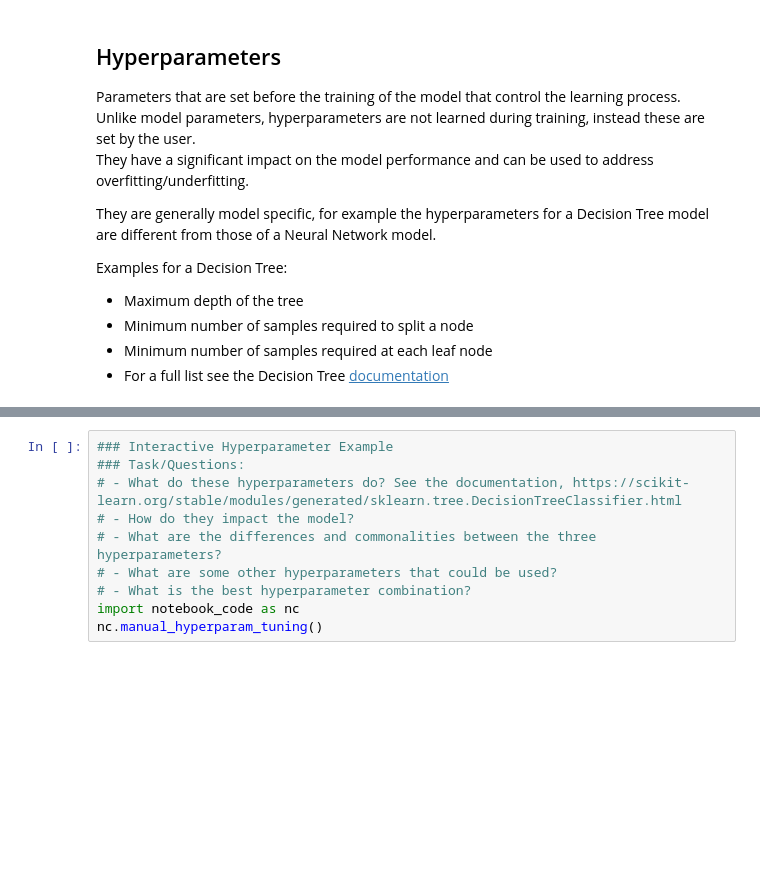
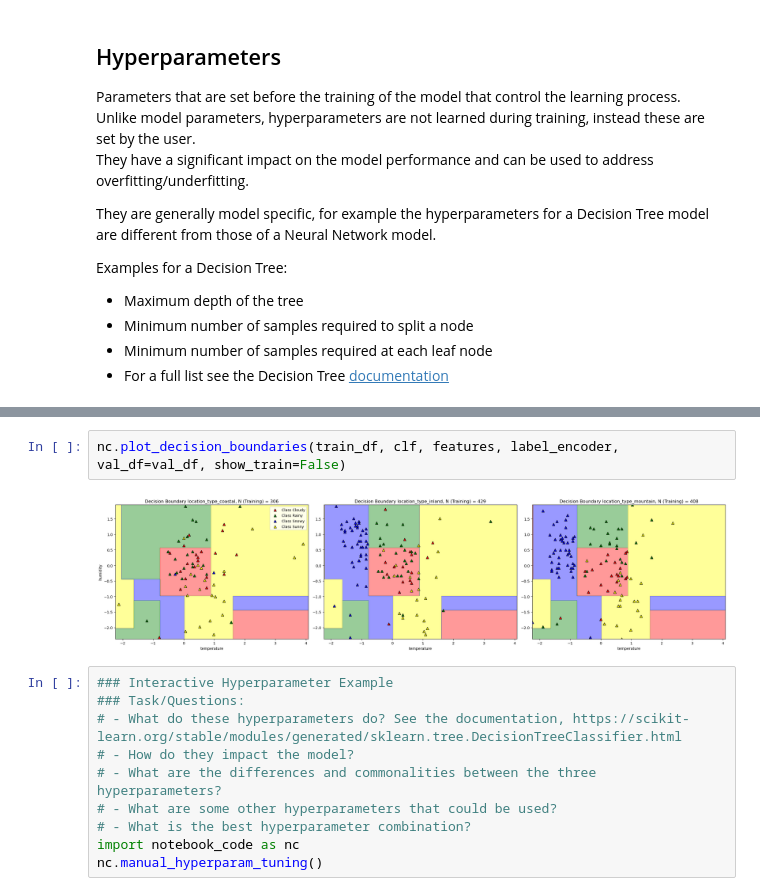
Before and after one commit to ucgmsim/qc_ml_workshop_2024, a Jupyter notebook: ml_notebook.ipynb, the cells around one changed output, grey strips where cells are left out. Saved outputs shown, nothing was run; the diff lists cells and outputs as text; blank space fills up the shorter version.

```diff
--- a/ml_notebook.ipynb
+++ b/ml_notebook.ipynb
@@ -501,3 +591,7 @@ plt.show()
+# %%
+nc.plot_decision_boundaries(train_df, clf, features, label_encoder, val_df=val_df, show_train=False)
+# %% [output]
+[figure, added]
 # %%
 ### Interactive Hyperparameter Example
 ### Task/Questions:
```
Also changed, not shown: parts of 25 cells of this notebook, 3 other files.
